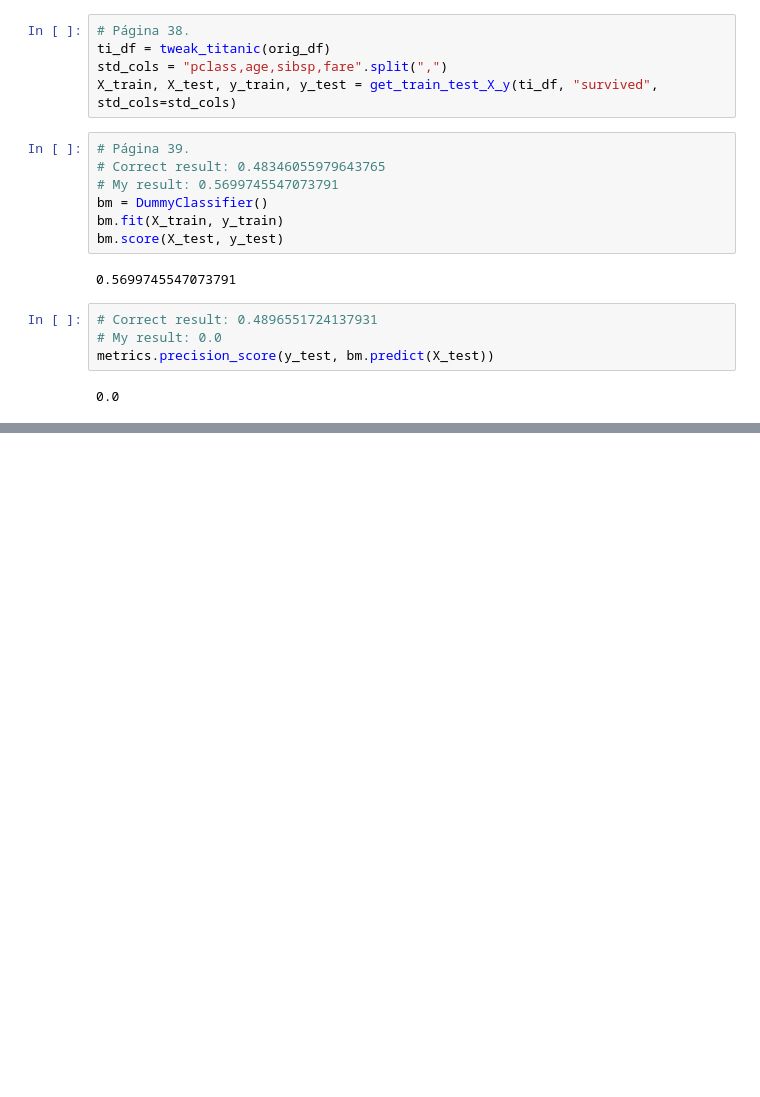
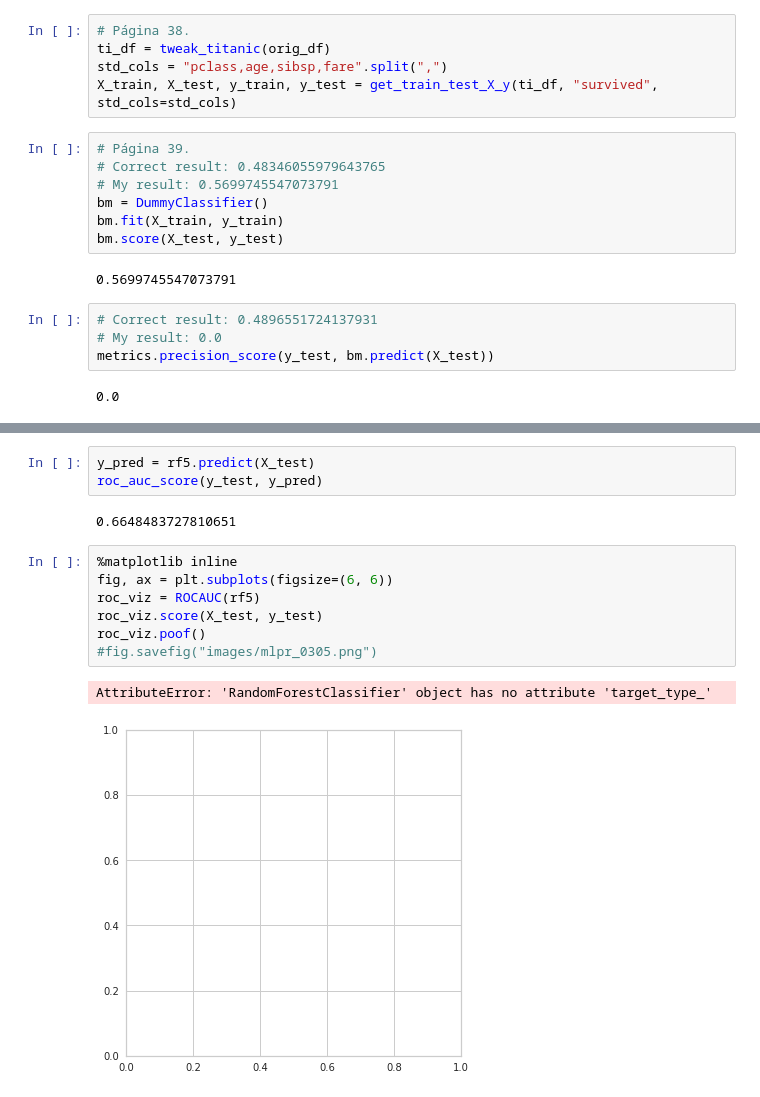
Before and after one commit to jgmsantos/Livro_Machine_Learning_Harrison, a Jupyter notebook: livro_ML_Cap03.ipynb, the cells around one changed output, grey strips where cells are left out. Saved outputs shown, nothing was run; the diff lists cells and outputs as text; blank space fills up the shorter version.

```diff
--- a/livro_ML_Cap03.ipynb
+++ b/livro_ML_Cap03.ipynb
@@ -323,0 +585,15 @@ metrics.precision_score(y_test, bm.predict(X_test))
+# %%
+y_pred = rf5.predict(X_test)
+roc_auc_score(y_test, y_pred)
+# %% [output]
+0.6648483727810651
+# %%
+%matplotlib inline
+fig, ax = plt.subplots(figsize=(6, 6))
+roc_viz = ROCAUC(rf5)
+roc_viz.score(X_test, y_test)
+roc_viz.poof()
+#fig.savefig("images/mlpr_0305.png")
+# %% [output]
+AttributeError: 'RandomForestClassifier' object has no attribute 'target_type_'
+[figure, added]
```
Also changed, not shown: parts of 39 cells of this notebook, 1 other file.
